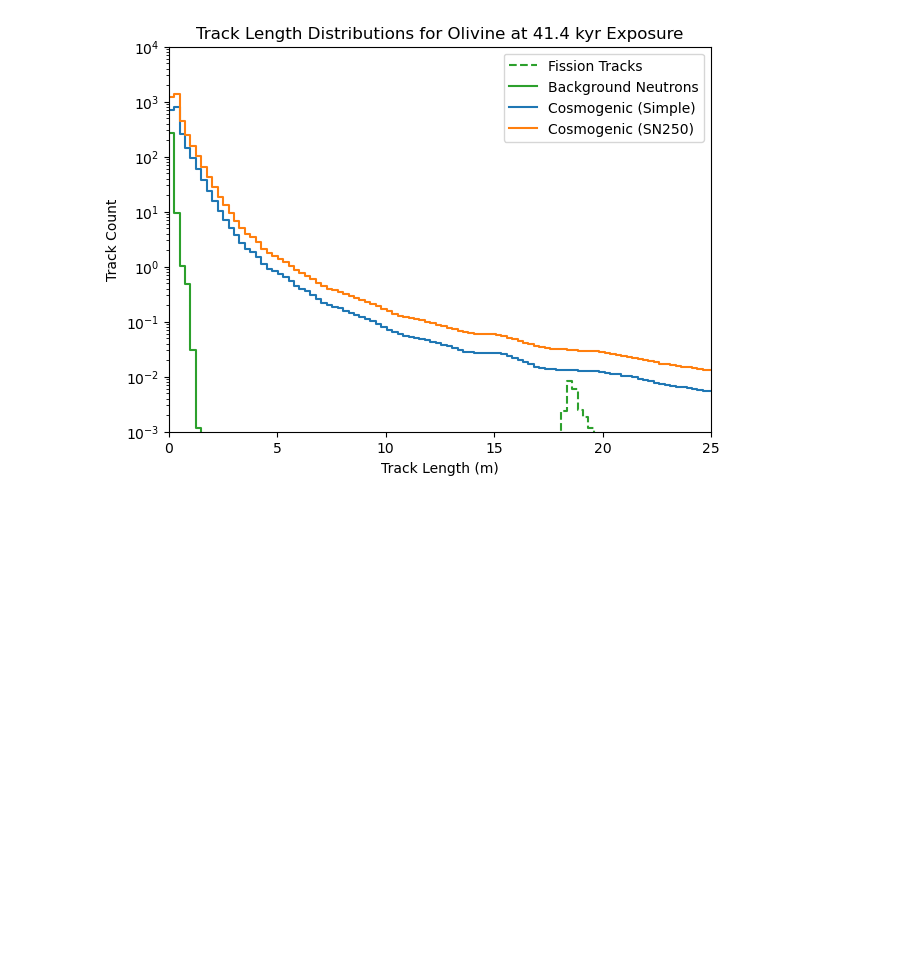
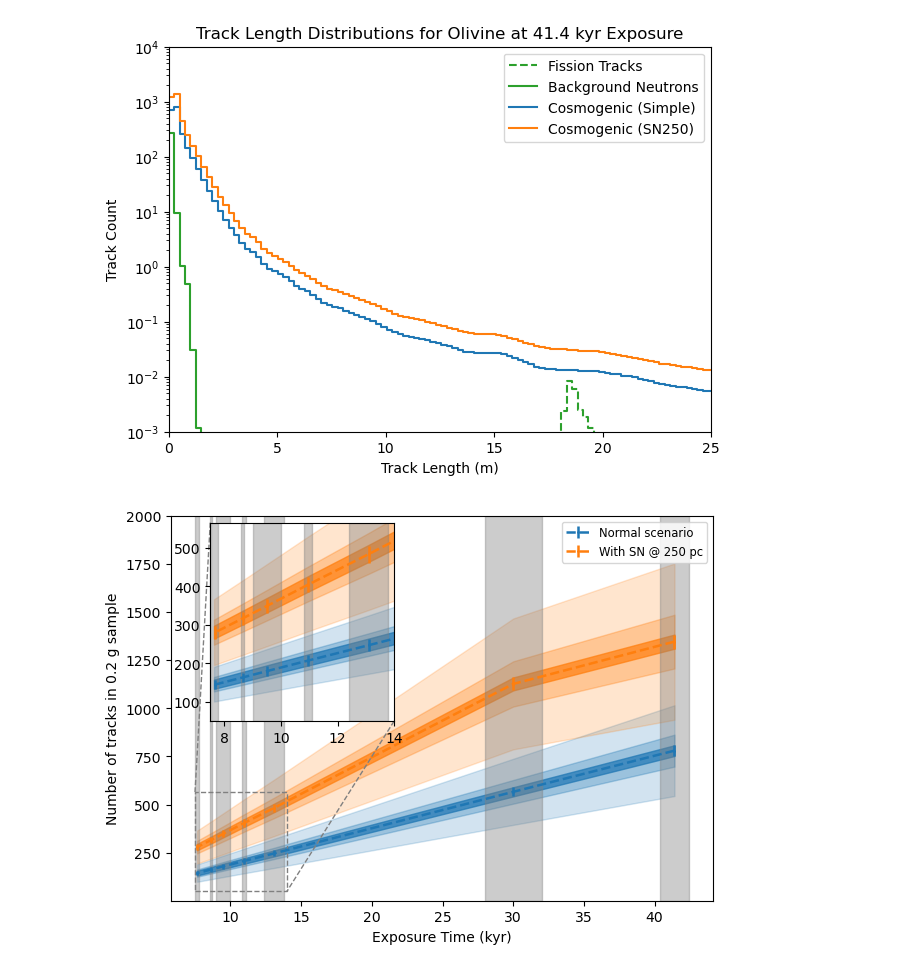
Before and after one commit to cgalelli/PrimusCode, a Jupyter notebook: CDP_analysis_new.ipynb, the cells around one changed output. Drawn from its saved outputs; the diff is of its cells as text; code cells hidden in the pictures; blank space fills up the shorter version.

```diff
--- a/CDP_analysis_new.ipynb
+++ b/CDP_analysis_new.ipynb
@@ -97,3 +97,56 @@ ax.legend()
 plt.show()
 # %% [output]
 [figure]
+# %%
+sliced_bkg = np.asarray([slice_spectrum(x_bins, radioneutron_tracks_list[i]+fission_tracks_list[i]) for i in range(len(exposure_times))])
+
+sliced_cosmo_simple = np.asarray([slice_spectrum(x_bins, cosmo_tracks_simple_list[i]["total"]) for i in range(len(exposure_times))])
+sliced_cosmo_SN250 = np.asarray([slice_spectrum(x_bins, cosmo_tracks_SN250_list[i]["total"]) for i in range(len(exposure_times))])
+# %%
+summed_target = np.sum(sliced_cosmo_simple + sliced_bkg, axis=-1)
+summed_SN250 = np.sum(sliced_cosmo_SN250 + sliced_bkg, axis=-1)
+# %%
+fig, ax = plt.subplots(figsize=[7, 5])
+
+from mpl_toolkits.axes_grid1.inset_locator import zoomed_inset_axes
+from mpl_toolkits.axes_grid1.inset_locator import mark_inset
+
+ax.errorbar(exposure_times, summed_target, yerr= np.sqrt(summed_target), label="Normal scenario", linewidth=1.8, color='C0', marker='o', markersize=1., linestyle='--', capsize=0)
+ax.fill_between(exposure_times, summed_target-np.sqrt(summed_target), summed_target+np.sqrt(summed_target), color='C0', alpha=0.7)
+ax.fill_between(exposure_times, summed_target-np.sqrt(summed_target+(0.1*summed_target)**2), summed_target+np.sqrt(summed_target+(0.1*summed_target)**2), color='C0', alpha=0.3)
+ax.fill_between(exposure_times, summed_target-np.sqrt(summed_target+(0.3*summed_target)**2), summed_target+np.sqrt(summed_target+(0.3*summed_target)**2), color='C0', alpha=0.2)
+
+ax.errorbar(exposure_times, summed_SN250, yerr= np.sqrt(summed_SN250), label="With SN @ 250 pc", linewidth=1.8, color='C1', marker='o', markersize=1., linestyle='--', capsize=0)
+ax.fill_between(exposure_times, summed_SN250-np.sqrt(summed_SN250), summed_SN250+np.sqrt(summed_SN250), color='C1', alpha=0.7)
+ax.fill_between(exposure_times, summed_SN250-np.sqrt(summed_SN250+(0.1*summed_SN250)**2), summed_SN250+np.sqrt(summed_SN250+(0.1*summed_SN250)**2), color='C1', alpha=0.3)
+ax.fill_between(exposure_times, summed_SN250-np.sqrt(summed_SN250+(0.3*summed_SN250)**2), summed_SN250+np.sqrt(summed_SN250+(0.3*summed_SN250)**2), color='C1', alpha=0.2)
+
+for i, age in enumerate(exposure_times):
+    ax.axvspan(age-exposure_times_err[i], age+exposure_times_err[i], color='grey', alpha=0.4)
+
+axins = zoomed_inset_axes(ax, zoom=2., loc='upper left',bbox_to_anchor=(0.06, 0.6, 0.4, 0.4), bbox_transform=ax.transAxes)
+axins.errorbar(exposure_times, summed_target, yerr= np.sqrt(summed_target), label="Normal scenario", linewidth=1.8, color='C0', marker='o', markersize=1., linestyle='--', capsize=0)
+axins.fill_between(exposure_times, summed_target-np.sqrt(summed_target), summed_target+np.sqrt(summed_target), color='C0', alpha=0.7)
+axins.fill_between(exposure_times, summed_target-np.sqrt(summed_target+(0.1*summed_target)**2), summed_target+np.sqrt(summed_target+(0.1*summed_target)**2), color='C0', alpha=0.3)
+axins.fill_between(exposure_times, summed_target-np.sqrt(summed_target+(0.3*summed_target)**2), summed_target+np.sqrt(summed_target+(0.3*summed_target)**2), color='C0', alpha=0.2)
+
+axins.errorbar(exposure_times, summed_SN250, yerr= np.sqrt(summed_SN250), label="With SN @ 250 pc", linewidth=1.8, color='C1', marker='o', markersize=1., linestyle='--', capsize=0)
+axins.fill_between(exposure_times, summed_SN250-np.sqrt(summed_SN250), summed_SN250+np.sqrt(summed_SN250), color='C1', alpha=0.7)
+axins.fill_between(exposure_times, summed_SN250-np.sqrt(summed_SN250+(0.1*summed_SN250)**2), summed_SN250+np.sqrt(summed_SN250+(0.1*summed_SN250)**2), color='C1', alpha=0.3)
+axins.fill_between(exposure_times, summed_SN250-np.sqrt(summed_SN250+(0.3*summed_SN250)**2), summed_SN250+np.sqrt(summed_SN250+(0.3*summed_SN250)**2), color='C1', alpha=0.2)
+
+for i, age in enumerate(exposure_times):
+    axins.axvspan(age-exposure_times_err[i], age+exposure_times_err[i], color='grey', alpha=0.4)
+
+axins.set_xlim(7.5, 14)
+axins.set_ylim(50, 565)
+mark_inset(ax, axins, loc1=2, loc2=4, fc="none", ec="0.5", linestyle='--')
+
+ax.set_xlabel(r"Exposure Time (kyr)")
+ax.set_ylabel(r"Number of tracks in 0.2 g sample")
+#ax.set_title("Time Evolution of Muon-Induced Tracks")
+ax.set_ylim(1e0, 2e3)
+ax.legend(fontsize='small', loc='upper right')
+plt.show()
+# %% [output]
+[figure, added]
```
Also changed, not shown: parts of 1 cell of this notebook, 1 other file.
